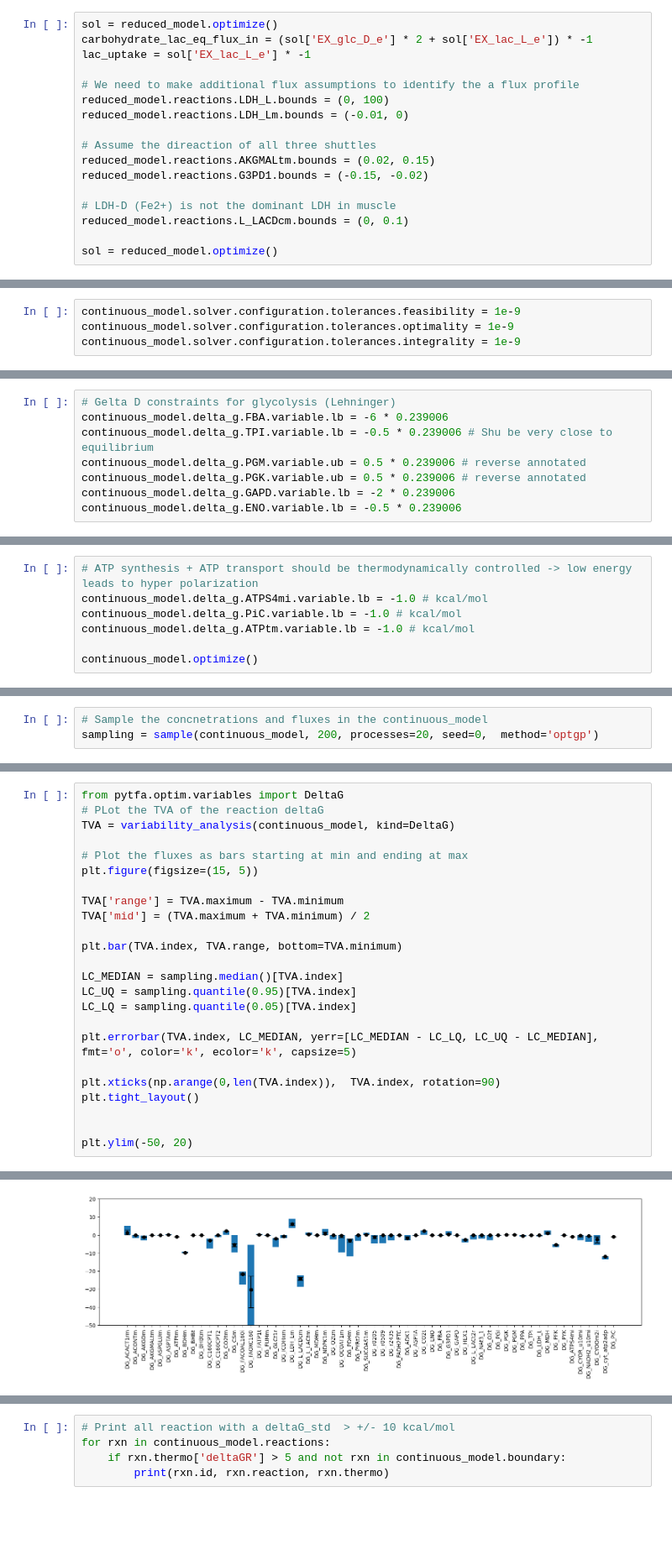
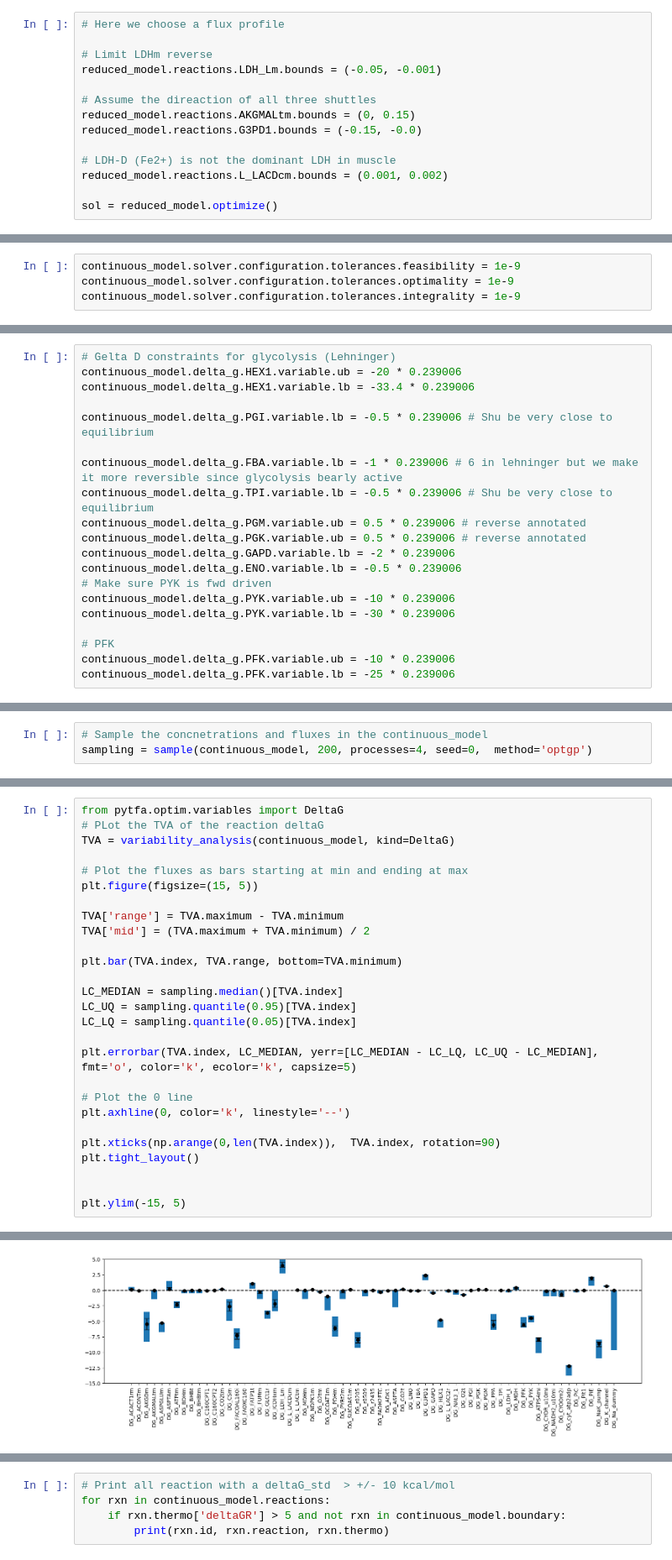
Before and after one commit to weilandtd/competitive_catabolism, a Jupyter notebook: mechanistic_model/data_integration.ipynb, the cells around one changed output, grey strips where cells are left out. Shown at 84% size. Cells and saved outputs as stored; diff of their text form; blank space fills up the shorter version.

```diff
--- a/mechanistic_model/data_integration.ipynb
+++ b/mechanistic_model/data_integration.ipynb
@@ -655,18 +992,15 @@ print(sol.objective_value)
 # %%
-sol = reduced_model.optimize()
-carbohydrate_lac_eq_flux_in = (sol['EX_glc_D_e'] * 2 + sol['EX_lac_L_e']) * -1
-lac_uptake = sol['EX_lac_L_e'] * -1
+# Here we choose a flux profile
 
-# We need to make additional flux assumptions to identify the a flux profile
-reduced_model.reactions.LDH_L.bounds = (0, 100)
-reduced_model.reactions.LDH_Lm.bounds = (-0.01, 0)
+# Limit LDHm reverse
+reduced_model.reactions.LDH_Lm.bounds = (-0.05, -0.001)
 
 # Assume the direaction of all three shuttles
-reduced_model.reactions.AKGMALtm.bounds = (0.02, 0.15)
-reduced_model.reactions.G3PD1.bounds = (-0.15, -0.02)
+reduced_model.reactions.AKGMALtm.bounds = (0, 0.15)
+reduced_model.reactions.G3PD1.bounds = (-0.15, -0.0)
 
 # LDH-D (Fe2+) is not the dominant LDH in muscle
-reduced_model.reactions.L_LACDcm.bounds = (0, 0.1)
+reduced_model.reactions.L_LACDcm.bounds = (0.001, 0.002)
 
 sol = reduced_model.optimize()
 # %%
@@ -868,8 +1175,20 @@ continuous_model.delta_g.TPI.reaction.reaction
 # %%
 # Gelta D constraints for glycolysis (Lehninger)
-continuous_model.delta_g.FBA.variable.lb = -6 * 0.239006
+continuous_model.delta_g.HEX1.variable.ub = -20 * 0.239006
+continuous_model.delta_g.HEX1.variable.lb = -33.4 * 0.239006
+
+continuous_model.delta_g.PGI.variable.lb = -0.5 * 0.239006 # Shu be very close to equilibrium
+
+continuous_model.delta_g.FBA.variable.lb = -1 * 0.239006 # 6 in lehninger but we make it more reversible since glycolysis bearly active
 continuous_model.delta_g.TPI.variable.lb = -0.5 * 0.239006 # Shu be very close to equilibrium
 continuous_model.delta_g.PGM.variable.ub = 0.5 * 0.239006 # reverse annotated
 continuous_model.delta_g.PGK.variable.ub = 0.5 * 0.239006 # reverse annotated
 continuous_model.delta_g.GAPD.variable.lb = -2 * 0.239006
 continuous_model.delta_g.ENO.variable.lb = -0.5 * 0.239006
+# Make sure PYK is fwd driven
+continuous_model.delta_g.PYK.variable.ub = -10 * 0.239006
+continuous_model.delta_g.PYK.variable.lb = -30 * 0.239006
+
+# PFK
+continuous_model.delta_g.PFK.variable.ub = -10 * 0.239006
+continuous_model.delta_g.PFK.variable.lb = -25 * 0.239006
@@ -880,7 +1194,0 @@ continuous_model.reactions.PiC.reaction
-# %%
-# ATP synthesis + ATP transport should be thermodynamically controlled -> low energy leads to hyper polarization
-continuous_model.delta_g.ATPS4mi.variable.lb = -1.0 # kcal/mol
-continuous_model.delta_g.PiC.variable.lb = -1.0 # kcal/mol
-continuous_model.delta_g.ATPtm.variable.lb = -1.0 # kcal/mol
-
-continuous_model.optimize()
@@ -1023,4 +1337,4 @@ TVA = variability_analysis(continuous_model, kind=LogConcentration)
 # %%
 # Sample the concnetrations and fluxes in the continuous_model
-sampling = sample(continuous_model, 200, processes=20, seed=0,  method='optgp')
+sampling = sample(continuous_model, 200, processes=4, seed=0,  method='optgp')
 # %% [output]
@@ -1091,9 +1405,12 @@ LC_LQ = sampling.quantile(0.05)[TVA.index]
 
 plt.errorbar(TVA.index, LC_MEDIAN, yerr=[LC_MEDIAN - LC_LQ, LC_UQ - LC_MEDIAN], fmt='o', color='k', ecolor='k', capsize=5)
 
+# Plot the 0 line
+plt.axhline(0, color='k', linestyle='--')
+
 plt.xticks(np.arange(0,len(TVA.index)),  TVA.index, rotation=90)
 plt.tight_layout()
 
 
-plt.ylim(-50, 20)
+plt.ylim(-15, 5)
 # %% [output]
@@ -1102,2 +1419,2 @@ plt.ylim(-50, 20)
-[figure, old version]
+[figure, new version]
 # %%
```
Also changed, not shown: parts of 81 cells of this notebook, 12 other files.
